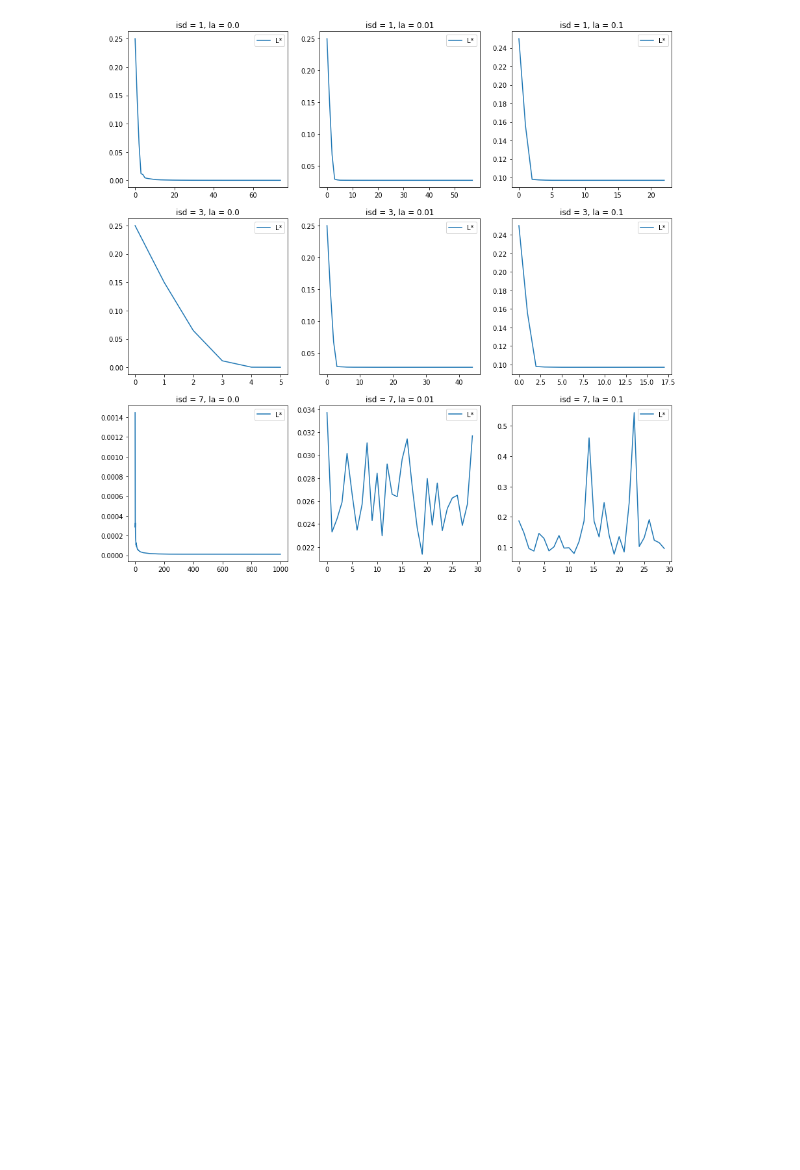
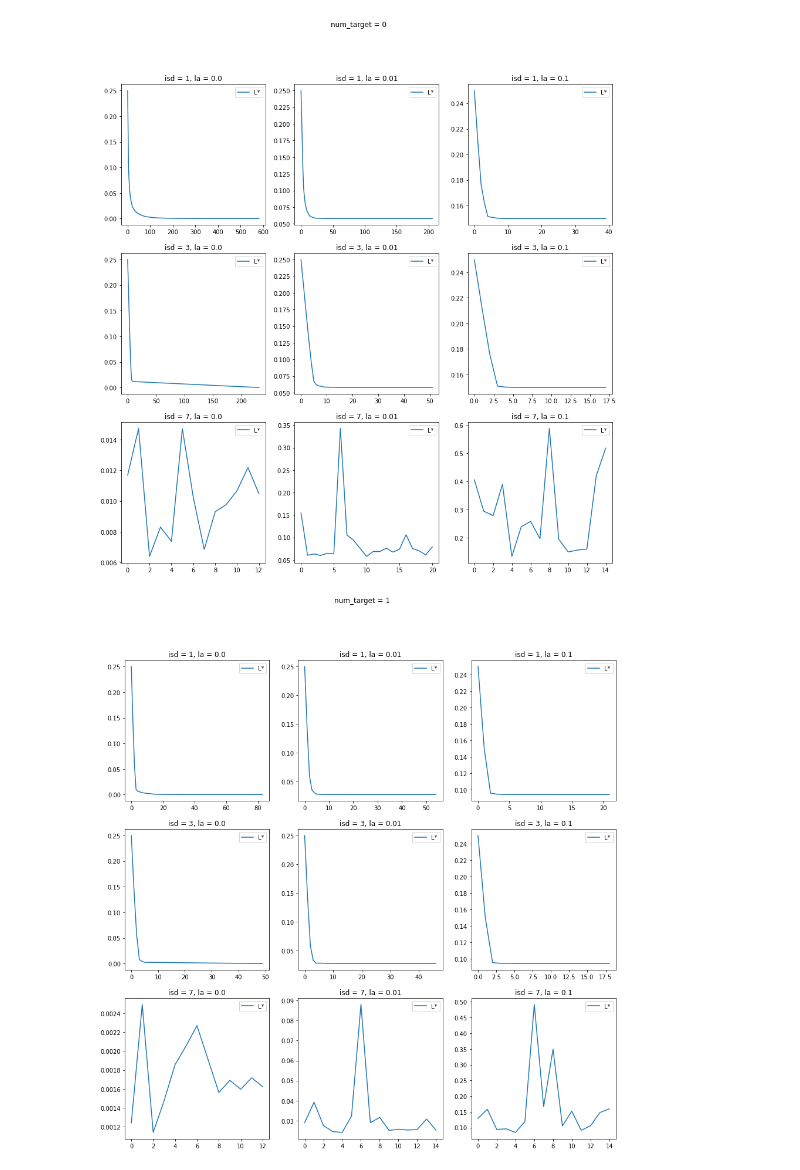
Before and after one commit to carlosarboness/NN-Mathematical-Optimization, a Jupyter notebook: graphics.ipynb, the cells around one changed output. Saved outputs shown, nothing was run; the diff lists cells and outputs as text; code cells hidden in the pictures; blank space fills up the shorter version.

```diff
--- a/graphics.ipynb
+++ b/graphics.ipynb
@@ -5,7 +5,7 @@ import matplotlib.pyplot as plt
 import numpy as np
 from math import *
 # %%
-dd = pd.read_csv('uo_nn_batch_123456-789101.csv', sep=";")
+dd = pd.read_csv('uo_nn_batch_590152-171251704.csv', sep=";")
 dd.columns = dd.columns.str.replace(' ', '')
 
 # convert Lk from string to np.array, separated by comma
@@ -46,14 +46,17 @@ for i in [1, 3, 7]:
 # %%
-num_target = 1
+for num_target in range(10):
+    # plot for every isd and la
+    # show plots in a grid 3*3
+    fig, axs = plt.subplots(len(dd['isd'].unique()), len(dd['la'].unique()), figsize=(15, 15))
+    for i, isd in enumerate(dd['isd'].unique()):
+        for j, la in enumerate(dd['la'].unique()):
+            t = dd[(dd['isd'] == isd) & (dd['la'] == la) & (dd['num_target'] == num_target)]
+            axs[i, j].plot(t['Lk'].values[0], label='L*')
+            axs[i, j].set_title(f'isd = {isd}, la = {la}')
+            axs[i, j].legend()
 
-# plot for every isd and la
-# show plots in a grid 3*3
-fig, axs = plt.subplots(len(dd['isd'].unique()), len(dd['la'].unique()), figsize=(15, 15))
-for i, isd in enumerate(dd['isd'].unique()):
-    for j, la in enumerate(dd['la'].unique()):
-        t = dd[(dd['isd'] == isd) & (dd['la'] == la) & (dd['num_target'] == num_target)]
-        axs[i, j].plot(t['Lk'].values[0], label='L*')
-        axs[i, j].set_title(f'isd = {isd}, la = {la}')
-        axs[i, j].legend()
+    plt.suptitle(f'num_target = {num_target}')
+    plt.show()
 # %% [output]
-[figure, old version]
+[figure, new version]
+[figure, added]
```
Also changed, not shown: parts of 3 cells of this notebook, 2 other files.
